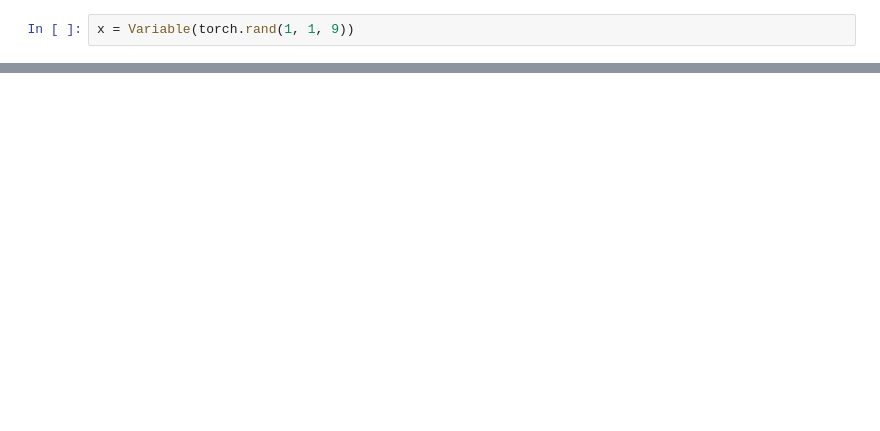
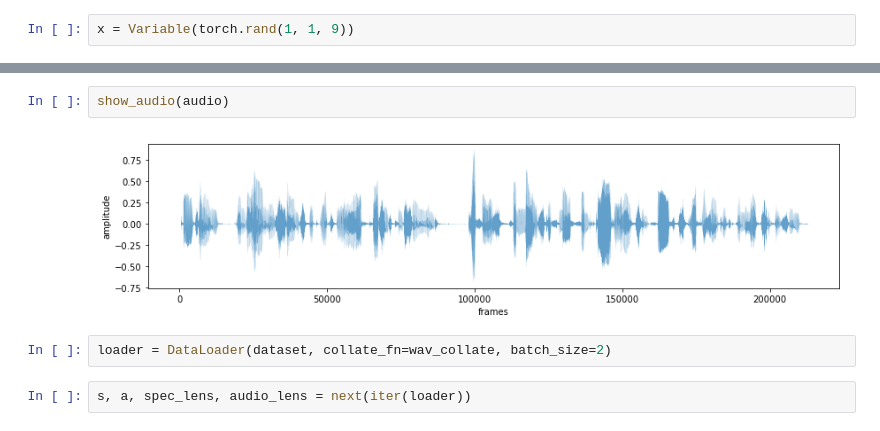
Before and after one commit to A-Jacobson/tacotron2, a Jupyter notebook: wavenet.ipynb, the cells around one changed output, grey strips where cells are left out. Cells and saved outputs as stored; diff of their text form; blank space fills up the shorter version.

```diff
--- a/wavenet.ipynb
+++ b/wavenet.ipynb
@@ -66,0 +45,8 @@ True
+# %%
+show_audio(audio)
+# %% [output]
+[figure, added]
+# %%
+loader = DataLoader(dataset, collate_fn=wav_collate, batch_size=2)
+# %%
+s, a, spec_lens, audio_lens = next(iter(loader))
```
Also changed, not shown: parts of 15 cells of this notebook, 14 other files.
